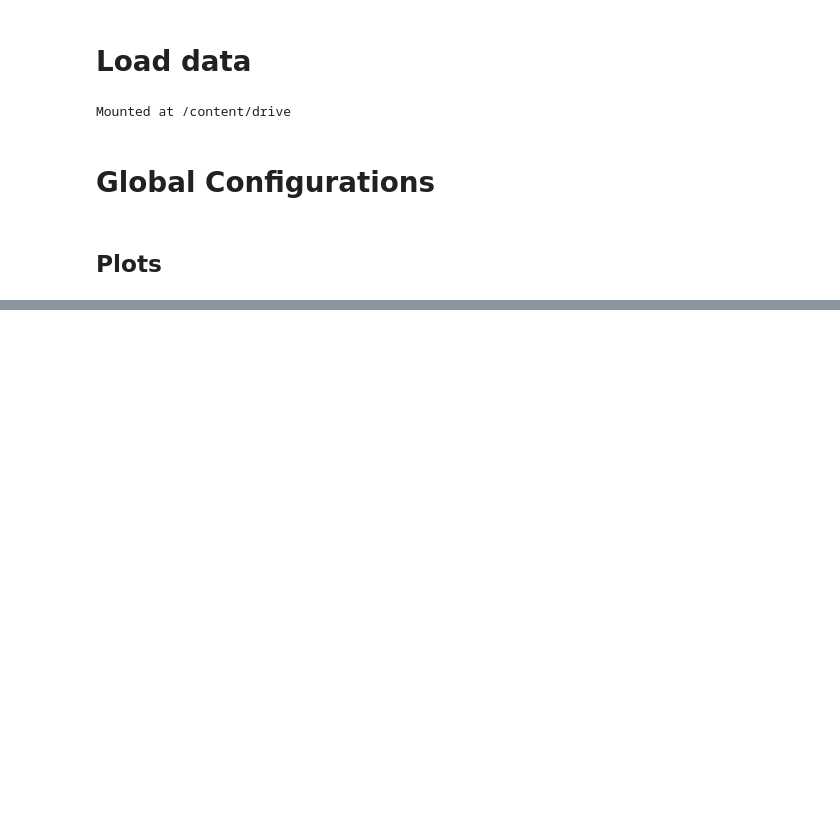
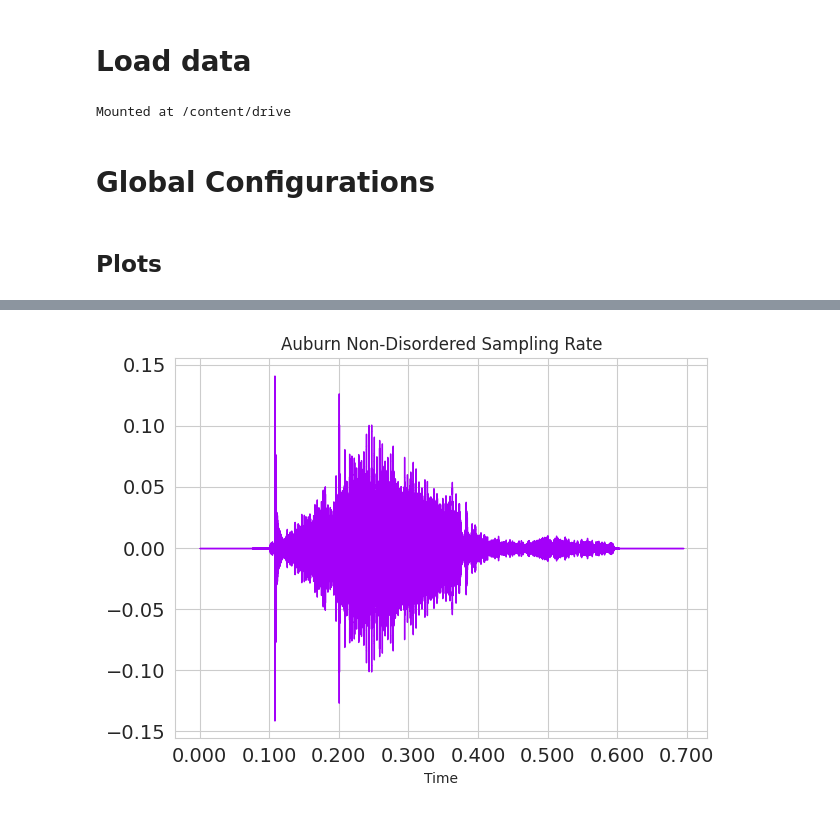
Before and after one commit to vTheWise/speech_language_impairment_detection, a Jupyter notebook: SLID_EDA.ipynb, the cells around one changed output, grey strips where cells are left out. Saved outputs shown, nothing was run; the diff lists cells and outputs as text; code cells hidden in the pictures; blank space fills up the shorter version.

```diff
--- a/SLID_EDA.ipynb
+++ b/SLID_EDA.ipynb
@@ -117,0 +131,4 @@ plt.rcParams["patch.force_edgecolor"] = True
+# %%
+plotSampleRate(auburn_non_disordered_data[1], auburn_non_disordered_sRate[1], 'Auburn Non-Disordered Sampling Rate')
+# %% [output]
+[figure, added]
```
Also changed, not shown: parts of 14 cells of this notebook.
